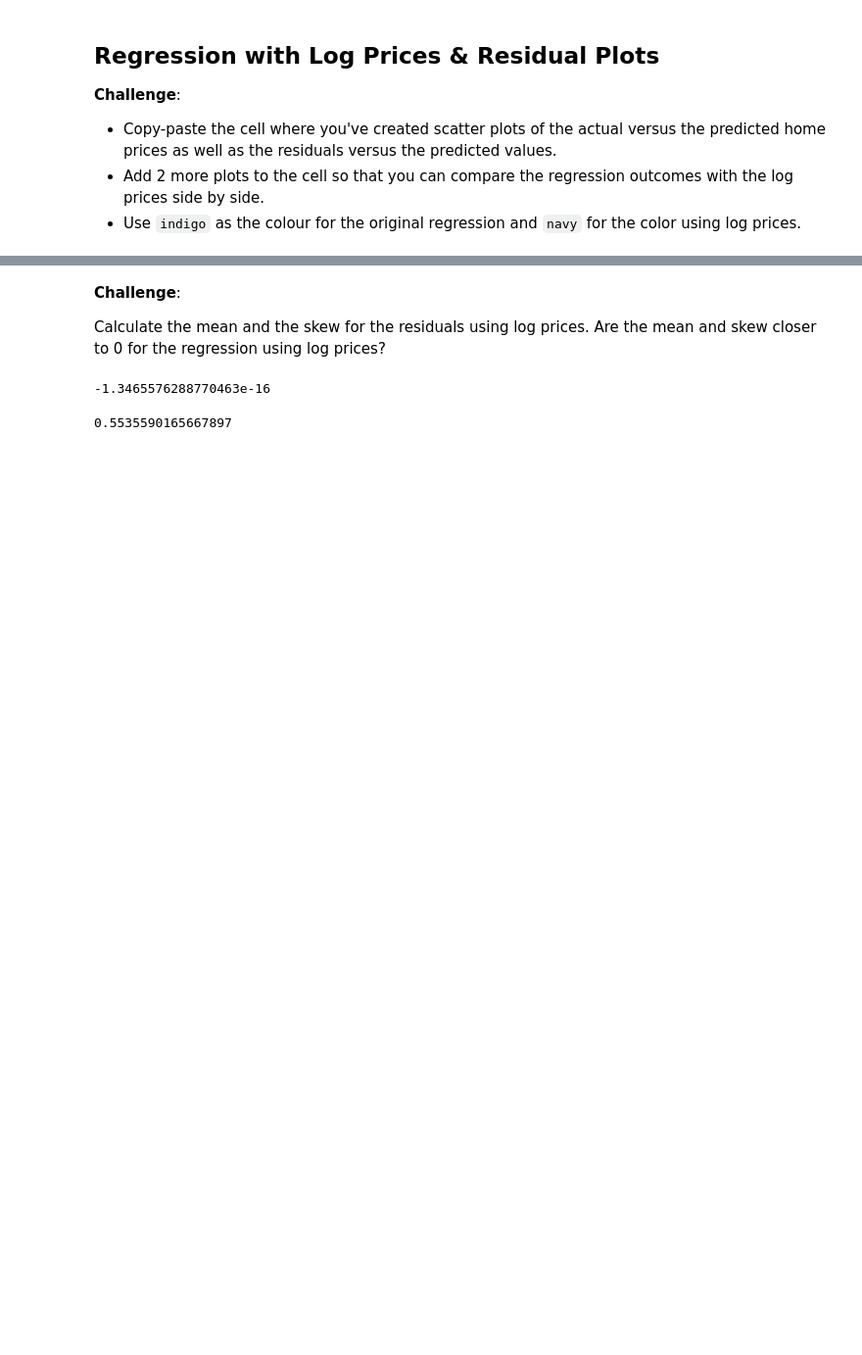
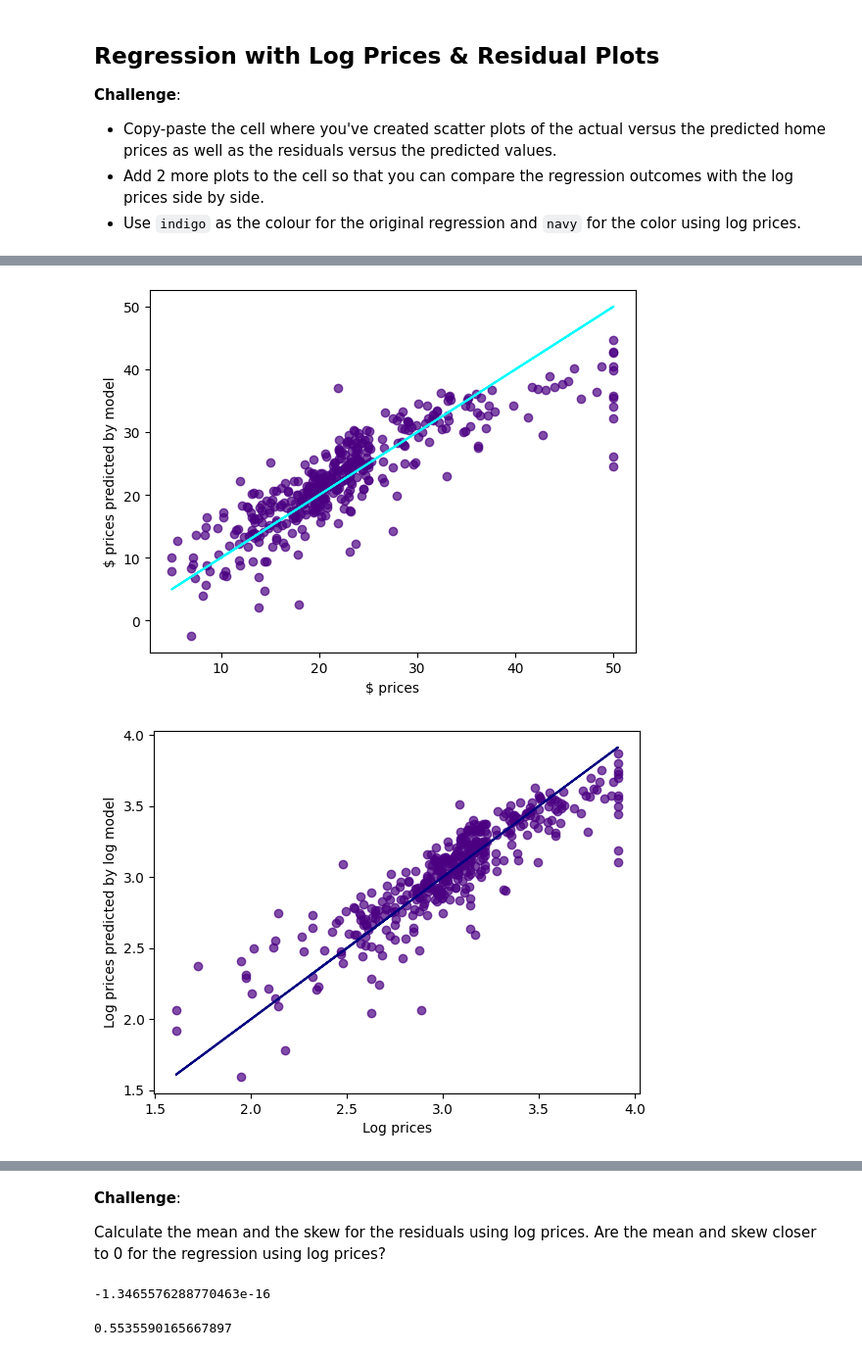
Before and after one commit to DamiTheCraftyPythonista/Data-Analysis-example-project-Property-Valuation-model, a Jupyter notebook: Multivariable_Regression_and_Valuation_Model_(start).ipynb, the cells around one changed output, grey strips where cells are left out. Shown at 98% size. Cells and saved outputs as stored; diff of their text form; code cells hidden in the pictures; blank space fills up the shorter version.

```diff
--- a/Multivariable_Regression_and_Valuation_Model_(start).ipynb
+++ b/Multivariable_Regression_and_Valuation_Model_(start).ipynb
@@ -369,7 +369,7 @@ We *can't* use all 506 entries in our dataset to train our model. The reason is
 Hint: Remember, your **target** is your home PRICE, and your **features** are all the other columns you'll use to predict the price.
 # %%
 target = data.PRICE
-features = data.drop('PRICE', axis=1)
+features = data.drop(['PRICE'], axis=1)
 
 
 X_train, X_test, y_train, y_test = train_test_split(features,
@@ -602,6 +602,6 @@ rsquared with log prices is: 0.7841 while it was 0.7555 before, so we can see so
 # %%
-log_regression_predictions = log_regression.predict(X_train)
-log_residuals = y_train - log_regression_predictions
+log_regression_predictions = log_regression.predict(log_X_train)
+log_residuals = log_y_train - log_regression_predictions
 # %%
 log_residuals
 # %% [output]
@@ -664,0 +657,33 @@ px.scatter(x=residuals, y=regr0_predictions)
+# %%
+plt.scatter(x=y_train, y=predicted_values,
+            c='indigo', alpha=0.7)
+plt.plot(y_train, y_train, color='cyan')
+plt.xlabel('$ prices')
+plt.ylabel('$ prices predicted by model')
+plt.show()
+
+
+plt.scatter(x=log_y_train, y=log_regression_predictions,
+            c='indigo', alpha=0.7)
+plt.plot(log_y_train, log_y_train, color='navy')
+plt.xlabel('Log prices')
+plt.ylabel('Log prices predicted by log model')
+plt.show()
+
+
+
+plt.scatter(x=predicted_values, y=residuals,
+            c='indigo', alpha=0.7)
+plt.xlabel('$ prices predicted by model')
+plt.ylabel('Residuals from $ prices based model')
+plt.show()
+
+
+plt.scatter(x=log_regression_predictions, y=log_residuals,
+            c='navy', alpha=0.7)
+plt.xlabel('Log prices predicted by model')
+plt.ylabel('Residuals from log prices based model')
+plt.show()
+# %% [output]
+[figure, added]
+[figure, added]
```
Also changed, not shown: parts of 10 cells of this notebook.
